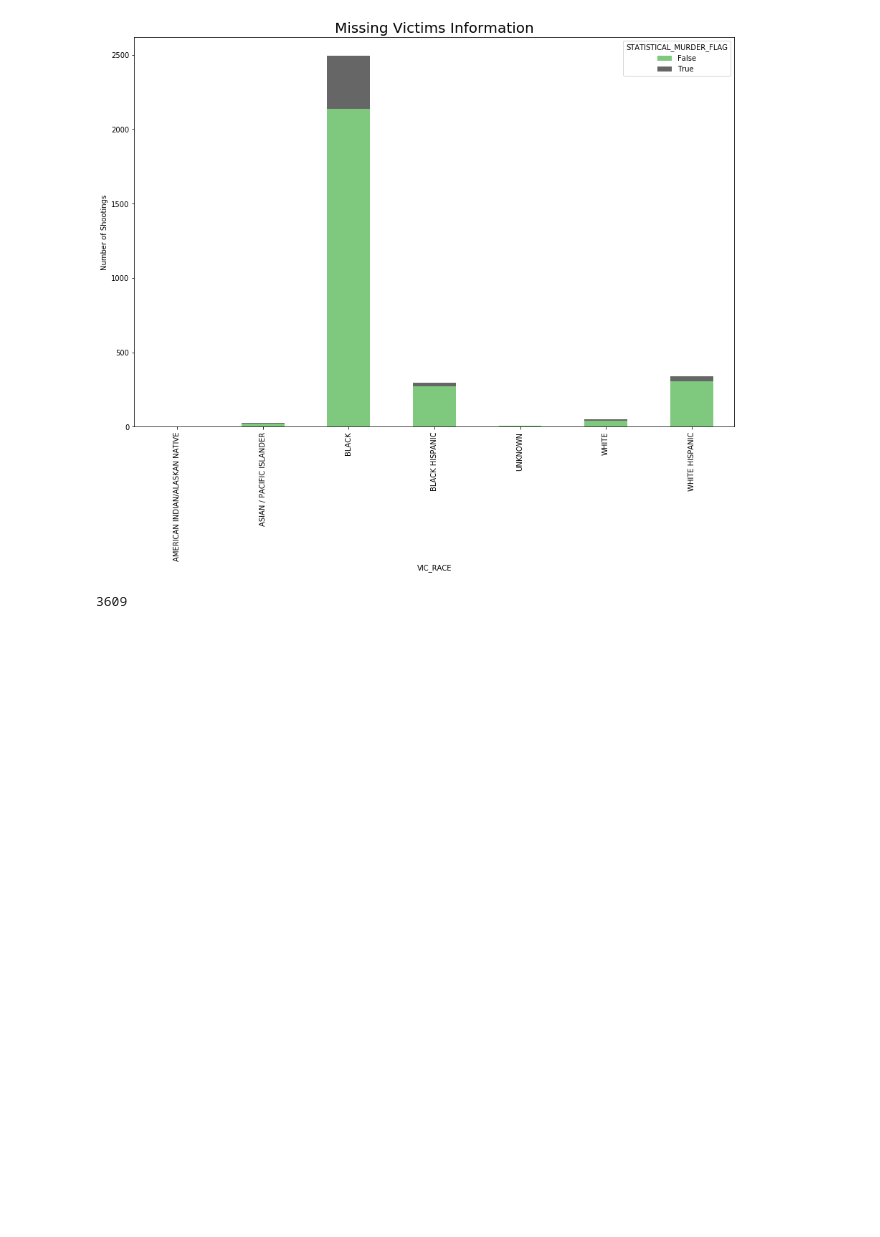
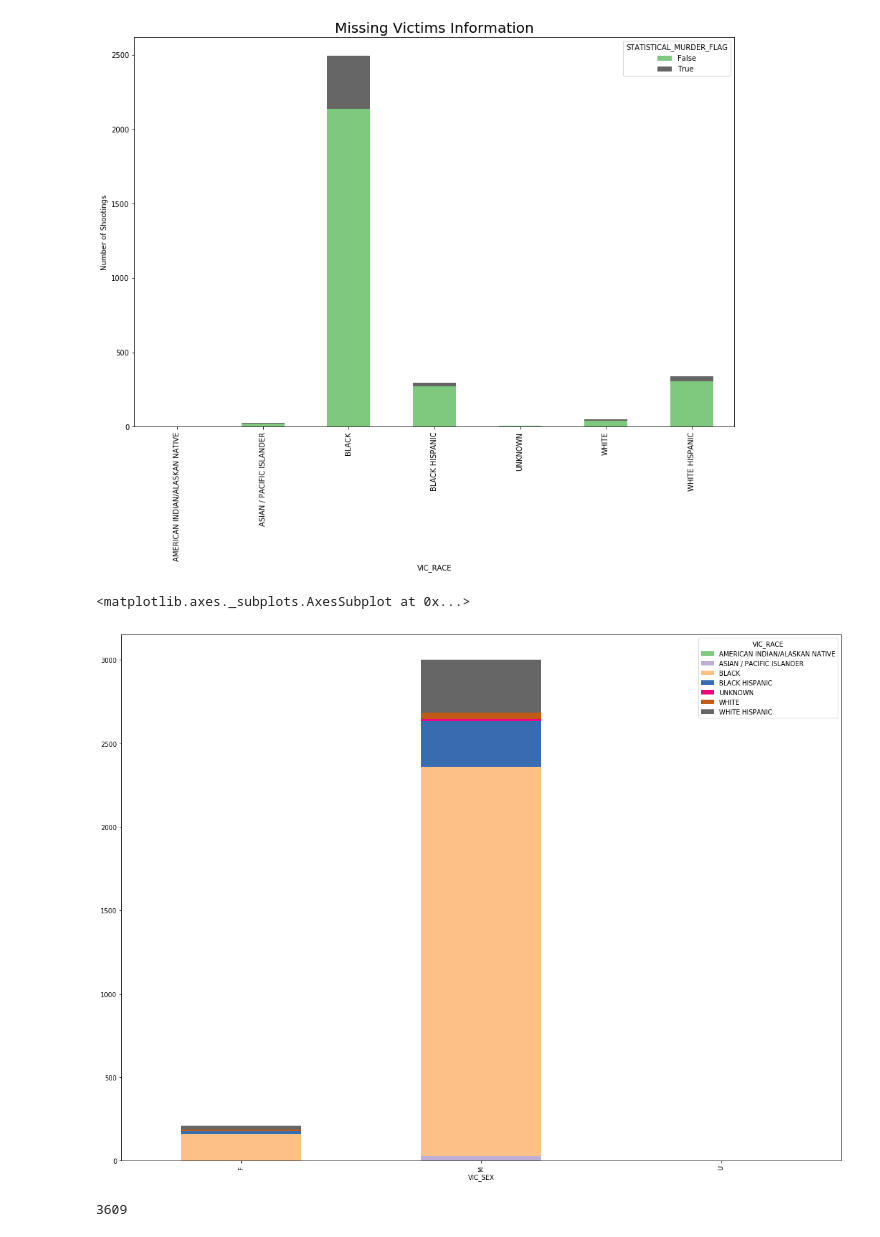
Before and after one commit to lmtoan/dt512-uw, a Jupyter notebook: data-512-final-project/eda.ipynb, the cells around one changed output. Drawn from its saved outputs; the diff is of its cells as text; code cells hidden in the pictures; blank space fills up the shorter version.

```diff
--- a/data-512-final-project/eda.ipynb
+++ b/data-512-final-project/eda.ipynb
@@ -121,6 +121,13 @@ ax.set_title('Missing Victims Information', fontsize= 20)
 fig.savefig('figs/%s.png'%'perp_missing')
 # %% [output]
 [figure]
+# %%
+main.loc[main['PERP_RACE'].isnull(), :].reset_index(drop=False).pivot_table(index='VIC_SEX', columns='VIC_RACE',
+                                                                            values='index', aggfunc='count').plot(kind='bar',
+                                                                                                                  stacked=True, cmap='Accent', figsize=(20, 15))
+# %% [output]
+<matplotlib.axes._subplots.AxesSubplot at 0x...>
+[figure, added]
 # %%
 len(race.loc[(race['PERP_RACE'].notnull()) & (race['VIC_RACE'] != 'UNKNOWN')])
 # %% [output]
```
Also changed, not shown: parts of 1 cell of this notebook, 3 other files.
